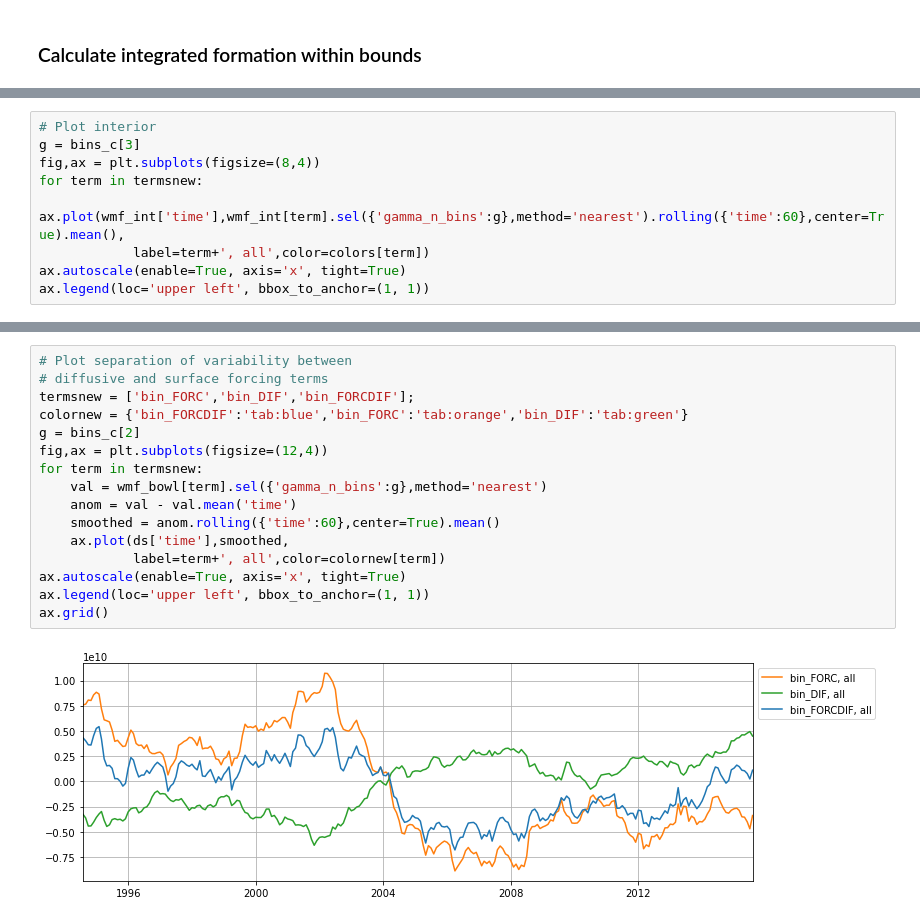
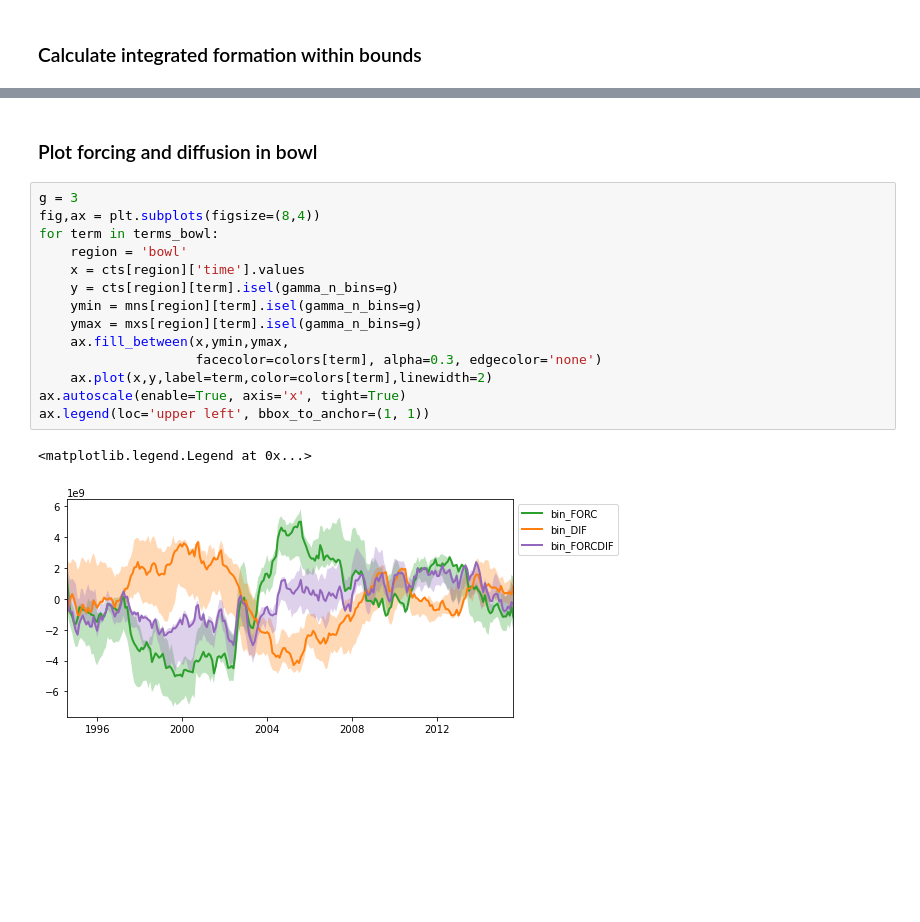
Before and after one commit to gmacgilchrist/so_decadal_variability, a Jupyter notebook: notebooks/ECCOv4r4/draw_ucdw.ipynb, the cells around one changed output, grey strips where cells are left out. Drawn from its saved outputs; the diff is of its cells as text; blank space fills up the shorter version.

```diff
--- a/notebooks/ECCOv4r4/draw_ucdw.ipynb
+++ b/notebooks/ECCOv4r4/draw_ucdw.ipynb
@@ -159,9 +185,0 @@ ax.legend(loc='upper left', bbox_to_anchor=(1, 1))
-# %%
-# Plot interior
-g = bins_c[3]
-fig,ax = plt.subplots(figsize=(8,4))
-for term in termsnew:
-    ax.plot(wmf_int['time'],wmf_int[term].sel({'gamma_n_bins':g},method='nearest').rolling({'time':60},center=True).mean(),
-            label=term+', all',color=colors[term])
-ax.autoscale(enable=True, axis='x', tight=True)
-ax.legend(loc='upper left', bbox_to_anchor=(1, 1))
@@ -197,18 +186,19 @@ ax.grid()
-# %%
-# Plot separation of variability between
-# diffusive and surface forcing terms
-termsnew = ['bin_FORC','bin_DIF','bin_FORCDIF'];
-colornew = {'bin_FORCDIF':'tab:blue','bin_FORC':'tab:orange','bin_DIF':'tab:green'}
-g = bins_c[2]
-fig,ax = plt.subplots(figsize=(12,4))
-for term in termsnew:
-    val = wmf_bowl[term].sel({'gamma_n_bins':g},method='nearest')
-    anom = val - val.mean('time')
-    smoothed = anom.rolling({'time':60},center=True).mean()
-    ax.plot(ds['time'],smoothed,
-            label=term+', all',color=colornew[term])
-ax.autoscale(enable=True, axis='x', tight=True)
-ax.legend(loc='upper left', bbox_to_anchor=(1, 1))
-ax.grid()
-# %% [output]
-[figure, removed]
+# %% [markdown]
+### Plot forcing and diffusion in bowl
+# %%
+g = 3
+fig,ax = plt.subplots(figsize=(8,4))
+for term in terms_bowl:
+    region = 'bowl'
+    x = cts[region]['time'].values
+    y = cts[region][term].isel(gamma_n_bins=g)
+    ymin = mns[region][term].isel(gamma_n_bins=g)
+    ymax = mxs[region][term].isel(gamma_n_bins=g)
+    ax.fill_between(x,ymin,ymax,
+                    facecolor=colors[term], alpha=0.3, edgecolor='none')
+    ax.plot(x,y,label=term,color=colors[term],linewidth=2)
+ax.autoscale(enable=True, axis='x', tight=True)
+ax.legend(loc='upper left', bbox_to_anchor=(1, 1))
+# %% [output]
+<matplotlib.legend.Legend at 0x...>
+[figure, added]
```
Also changed, not shown: parts of 16 cells of this notebook.
